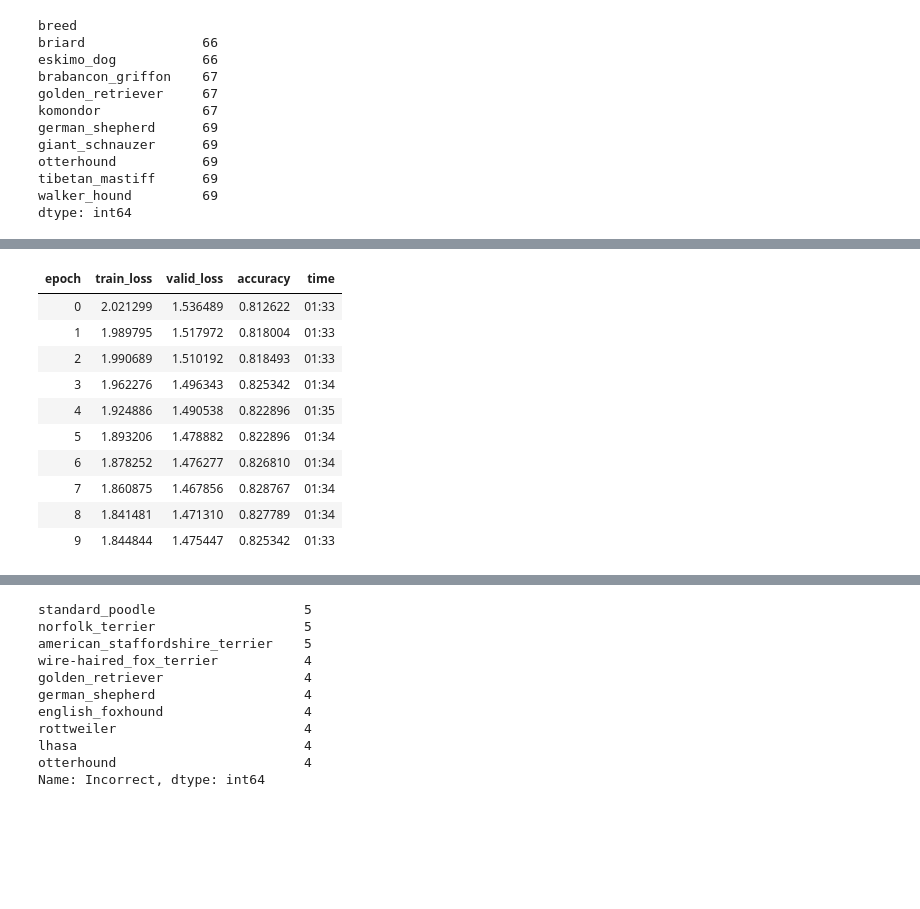
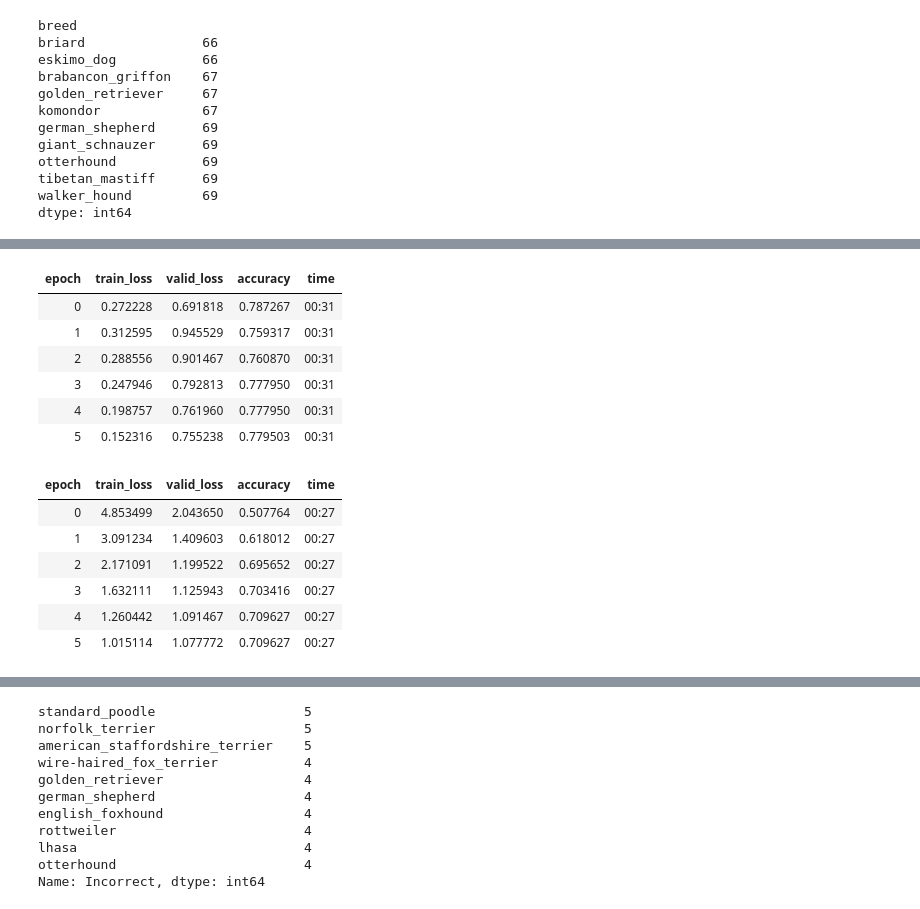
Before and after one commit to george-kan/fastai, a Jupyter notebook: Doggies.ipynb, the cells around one changed output, grey strips where cells are left out. Cells and saved outputs as stored; diff of their text form; code cells hidden in the pictures; blank space fills up the shorter version.

```diff
--- a/Doggies.ipynb
+++ b/Doggies.ipynb
@@ -85,13 +75,14 @@ Image.open(path.ls()[1002])
 # %%
-dogs = DataBlock(
-    blocks = (ImageBlock, CategoryBlock),
-    get_items = get_image_files,
-    splitter = RandomSplitter(valid_pct=0.2, seed = 42),
-    get_y = label_func,
-    item_tfms = Resize(460),
-    batch_tfms = aug_transforms(size=224, mult=2, min_scale=0.5, flip_vert = True))
+def get_dls(bs, size):
+    dogs = DataBlock(blocks = (ImageBlock, CategoryBlock),
+                    get_items = get_image_files,
+                    splitter = RandomSplitter(valid_pct=0.2, seed = 42),
+                    get_y = label_func,
+                    item_tfms = Resize(460),
+                    batch_tfms = aug_transforms(size=size, min_scale=0.75))
+    return dogs.dataloaders(path, bs=bs)
 
-dls = dogs.dataloaders(path, batch_size = 150)
+dls = get_dls(64, 224)
 #dls = dogs.dataloaders(temp_path, batch_size = 150)
 #batch_tfms = aug_transforms(size=224, mult=2, min_scale=0.5))
 # %%
@@ -144,0 +116,4 @@ learn.fit_one_cycle(3, 3e-3)
+# %%
+#Second try
+learn = cnn_learner(dls, resnet50, metrics=accuracy).to_fp16()
+learn.fit_one_cycle(6, 3e-3)
@@ -152,14 +134,24 @@ SuggestedLRs(lr_min=1.0964781722577755e-07, lr_steep=9.12010818865383e-07)
 # %%
-learn.fit_one_cycle(10, lr_max=slice(1e-6, 1e-4))
+learn.unfreeze()
+learn.fit_one_cycle(6, lr_max = 1e-4)
 # %% [output]
 | epoch | train_loss | valid_loss | accuracy | time |
-| 0 | 2.021299 | 1.536489 | 0.812622 | 01:33 |
-| 1 | 1.989795 | 1.517972 | 0.818004 | 01:33 |
-| 2 | 1.990689 | 1.510192 | 0.818493 | 01:33 |
-| 3 | 1.962276 | 1.496343 | 0.825342 | 01:34 |
-| 4 | 1.924886 | 1.490538 | 0.822896 | 01:35 |
-| 5 | 1.893206 | 1.478882 | 0.822896 | 01:34 |
-| 6 | 1.878252 | 1.476277 | 0.826810 | 01:34 |
-| 7 | 1.860875 | 1.467856 | 0.828767 | 01:34 |
-| 8 | 1.841481 | 1.471310 | 0.827789 | 01:34 |
-| 9 | 1.844844 | 1.475447 | 0.825342 | 01:33 |
+| 0 | 0.272228 | 0.691818 | 0.787267 | 00:31 |
+| 1 | 0.312595 | 0.945529 | 0.759317 | 00:31 |
+| 2 | 0.288556 | 0.901467 | 0.760870 | 00:31 |
+| 3 | 0.247946 | 0.792813 | 0.777950 | 00:31 |
+| 4 | 0.198757 | 0.761960 | 0.777950 | 00:31 |
+| 5 | 0.152316 | 0.755238 | 0.779503 | 00:31 |
+# %%
+# Third try
+dls = get_dls(128, 128)
+learn = cnn_learner(dls, resnet50, metrics=accuracy).to_fp16()
+learn.fit_one_cycle(6, 3e-3)
+# %% [output]
+| epoch | train_loss | valid_loss | accuracy | time |
+| 0 | 4.853499 | 2.043650 | 0.507764 | 00:27 |
+| 1 | 3.091234 | 1.409603 | 0.618012 | 00:27 |
+| 2 | 2.171091 | 1.199522 | 0.695652 | 00:27 |
+| 3 | 1.632111 | 1.125943 | 0.703416 | 00:27 |
+| 4 | 1.260442 | 1.091467 | 0.709627 | 00:27 |
+| 5 | 1.015114 | 1.077772 | 0.709627 | 00:27 |
```
Also changed, not shown: parts of 30 cells of this notebook.
